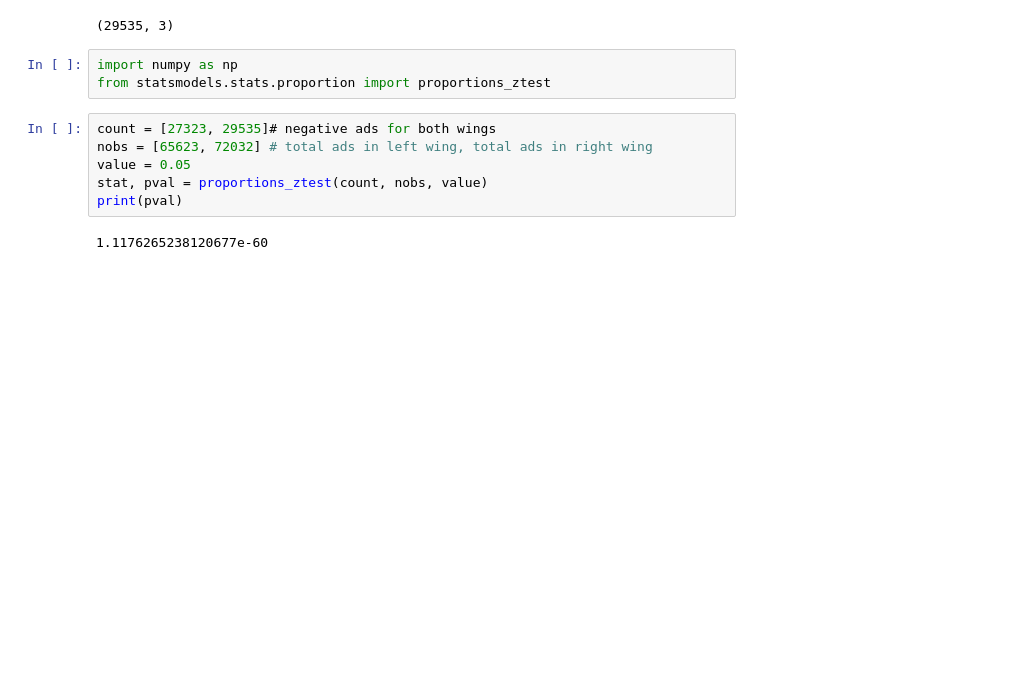
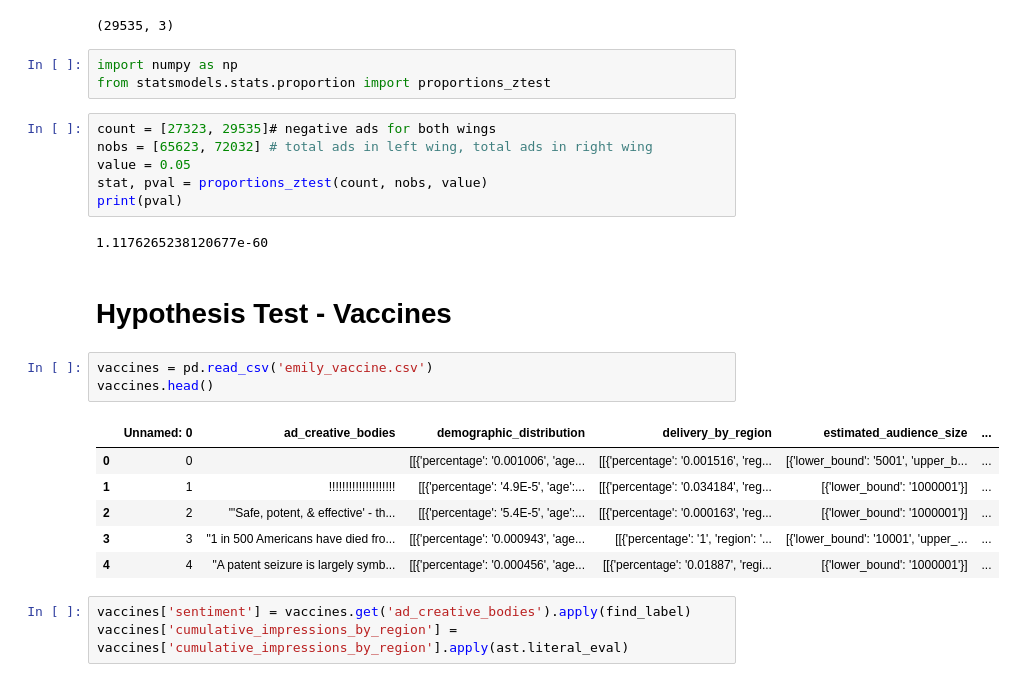
Before and after one commit to rpillai7/Facebook-Ads-Project, a Jupyter notebook: New_FB_Ads_Virtual.ipynb, the cells around one changed output. Saved outputs shown, nothing was run; the diff lists cells and outputs as text; blank space fills up the shorter version.

```diff
--- a/New_FB_Ads_Virtual.ipynb
+++ b/New_FB_Ads_Virtual.ipynb
@@ -306,3 +309,18 @@ stat, pval = proportions_ztest(count, nobs, value)
 print(pval)
 # %% [output]
 1.1176265238120677e-60
+# %% [markdown]
+# Hypothesis Test - Vaccines
+# %%
+vaccines = pd.read_csv('emily_vaccine.csv')
+vaccines.head()
+# %% [output]
+|  | Unnamed: 0 | ad_creative_bodies | demographic_distribution | delivery_by_region | estimated_audience_size | ... |
+| 0 | 0 |  | [[{'percentage': '0.001006', 'age... | [[{'percentage': '0.001516', 'reg... | [{'lower_bound': '5001', 'upper_b... | ... |
+| 1 | 1 | !!!!!!!!!!!!!!!!!!!! | [[{'percentage': '4.9E-5', 'age':... | [[{'percentage': '0.034184', 'reg... | [{'lower_bound': '1000001'}] | ... |
+| 2 | 2 | "'Safe, potent, & effective' - th... | [[{'percentage': '5.4E-5', 'age':... | [[{'percentage': '0.000163', 'reg... | [{'lower_bound': '1000001'}] | ... |
+| 3 | 3 | "1 in 500 Americans have died fro... | [[{'percentage': '0.000943', 'age... | [[{'percentage': '1', 'region': '... | [{'lower_bound': '10001', 'upper_... | ... |
+| 4 | 4 | "A patent seizure is largely symb... | [[{'percentage': '0.000456', 'age... | [[{'percentage': '0.01887', 'regi... | [{'lower_bound': '1000001'}] | ... |
+# %%
+vaccines['sentiment'] = vaccines.get('ad_creative_bodies').apply(find_label)
+vaccines['cumulative_impressions_by_region'] = vaccines['cumulative_impressions_by_region'].apply(ast.literal_eval)
```
Also changed, not shown: parts of 15 cells of this notebook.
